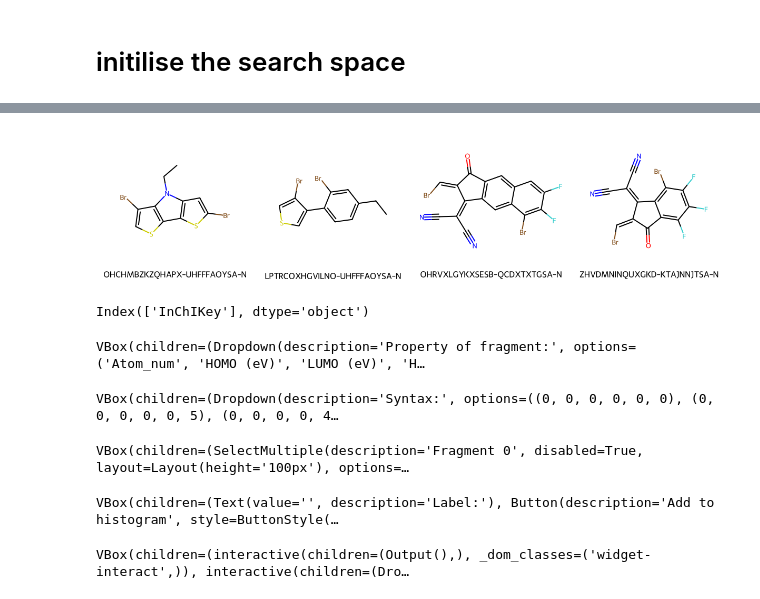
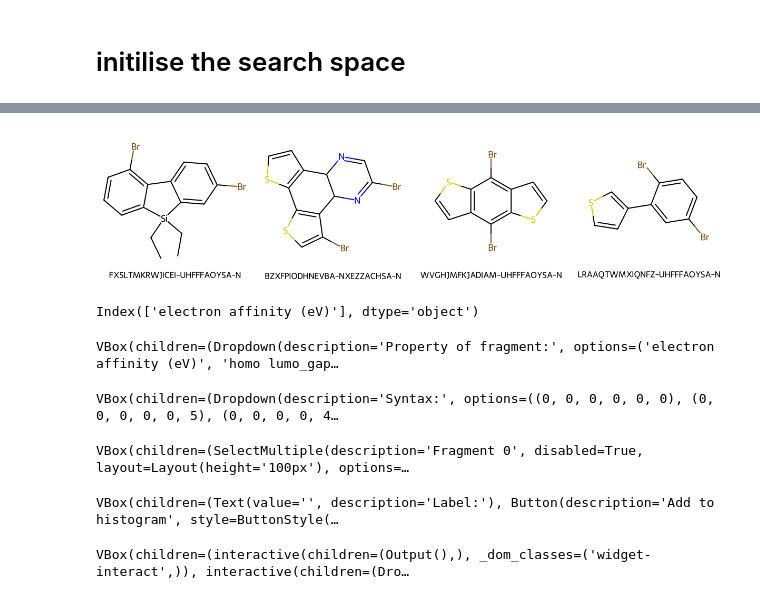
Before and after one commit to mohammedazzouzi15/STK_search, a Jupyter notebook: Example_notebooks/1_initialise_search_space.ipynb, the cells around one changed output, grey strips where cells are left out. Drawn from its saved outputs; the diff is of its cells as text; code cells hidden in the pictures.

```diff
--- a/Example_notebooks/1_initialise_search_space.ipynb
+++ b/Example_notebooks/1_initialise_search_space.ipynb
@@ -19,5 +19,6 @@ from stk_search.utils import database_utils
 importlib.reload(database_utils)
 df_total_path = "data/output/Full_dataset/New_target200324.csv"
 df_precursors_path ="data/output/Prescursor_data/precursor_data_200324.pkl"
-df_total_new , df_precursors= database_utils.load_data_from_file(df_total_path, df_precursors_path)
+df_properties_path = "data/input/Prescursor_data/df_properties_10052024.pkl"
+df_total_new , df_precursors= database_utils.load_data_from_file(df_total_path, df_properties_path)
 # %%
@@ -39,18 +33,18 @@ df_precursors
 # %%
 # plot some example of precursors
 from rdkit.Chem import Draw
 from rdkit import Chem
 mol_list = []
 mol_label = []
 df_to_plot = df_precursors.sample(4)
-df_to_plot['mol_opt_smiles'] = df_to_plot['mol_opt_2'].apply(lambda x : Chem.MolFromSmiles(Chem.MolToSmiles(x)))
+df_to_plot['mol_opt_smiles'] = df_to_plot['mol_opt'].apply(lambda x : Chem.MolFromSmiles(Chem.MolToSmiles(x)))
 mol_list.extend(df_to_plot['mol_opt_smiles'].values)
 mol_label.extend(df_to_plot['InChIKey'].values)
 # Draw molecules
 img = Draw.MolsToGridImage(mol_list, molsPerRow=4, subImgSize=(300, 300),legends=[f"{label}" for label in mol_label])  # adjust molsPerRow and subImgSize as needed
 img
 # %% [output]
-[figure, old version]
+[figure, new version]
 # %%
 #%%  generate the search space
 
@@ -62,8 +56,8 @@ SP = Searched_space.Searched_Space(number_of_fragments=number_of_fragments,df=df
 print(SP.features_frag)
 SP.generate_interactive_condition_V2(df_total=df_total_new)
 # %% [output]
-Index(['InChIKey'], dtype='object')
+Index(['electron affinity (eV)'], dtype='object')
-VBox(children=(Dropdown(description='Property of fragment:', options=('Atom_num', 'HOMO (eV)', 'LUMO (eV)', 'H…
+VBox(children=(Dropdown(description='Property of fragment:', options=('electron affinity (eV)', 'homo lumo_gap…
 VBox(children=(Dropdown(description='Syntax:', options=((0, 0, 0, 0, 0, 0), (0, 0, 0, 0, 0, 5), (0, 0, 0, 0, 4…
 VBox(children=(SelectMultiple(description='Fragment 0', disabled=True, layout=Layout(height='100px'), options=…
 VBox(children=(Text(value='', description='Label:'), Button(description='Add to histogram', style=ButtonStyle(…
```
Also changed, not shown: parts of 6 cells of this notebook, 5 other files.
